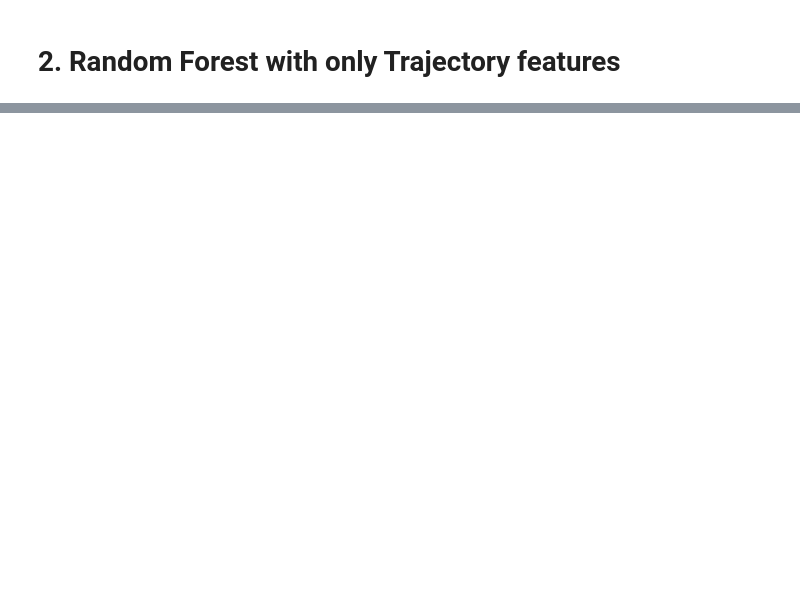
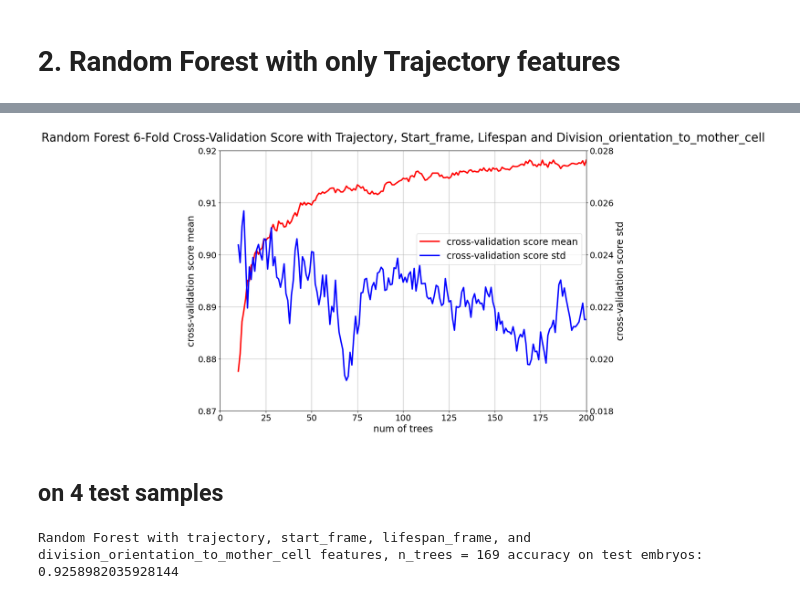
Before and after one commit to pmcesky/4D-Cell, a Jupyter notebook: random_forest.ipynb, the cells around one changed output, grey strips where cells are left out. Cells and saved outputs as stored; diff of their text form; code cells hidden in the pictures; blank space fills up the shorter version.

```diff
--- a/random_forest.ipynb
+++ b/random_forest.ipynb
@@ -210,0 +526,3 @@ From the feature importance above:
+# %%
+with open( './random_forest/rf_cv_score_trajectory_and_start_frame_and_lifespan_and_division_orientation_to_mother_cell.json', 'r') as f:
+   rf_cv_score = json.load(f)
@@ -210,0 +567,40 @@ From the feature importance above:
+# %%
+# plot num_trees vs cross_validation score mean and std
+fig, ax1 = plt.subplots(figsize = (14,10))
+ax1.plot(range(10,201),np.mean(rf_cv_score, axis=0), label = 'cross-validation score mean', color = 'r', linewidth = 3)
+ax2 = ax1.twinx()
+ax2.plot(range(10,201),np.std(rf_cv_score, axis=0), label = 'cross-validation score std', color = 'b', linewidth = 3)
+ax1.grid()
+ax1.set_xlim(0,200)
+ax1.set_ylim(0.87, 0.92)
+ax2.set_ylim(0.018, 0.028)
+ax1.xaxis.set_tick_params(labelsize=18)
+ax1.yaxis.set_tick_params(labelsize=18)
+ax2.yaxis.set_tick_params(labelsize=18)
+ax1.set_xlabel('num of trees', fontsize = 20)
+ax1.set_ylabel('cross-validation score mean', fontsize = 20)
+ax2.set_ylabel('cross-validation score std', fontsize = 20)
+fig.legend(loc="upper right", bbox_to_anchor=(1,0.7), bbox_transform=ax1.transAxes, fontsize = 20)
+ax1.set_title('Random Forest 6-Fold Cross-Validation Score with Trajectory, Start_frame, Lifespan and Division_orientation_to_mother_cell', fontsize = 25, y = 1.025)
+fig.savefig('./random_forest/random_forest_trajectory_and_start_frame_and_lifespan_frame_and_division_orientation_to_mother_cell_6_fold_cv_score.png')
+# %% [output]
+[figure, added]
+# %% [markdown]
+## on 4 test samples
+# %%
+n_trees = 169 # as our best model
+rf_test_score = []
+
+# use all embryos_for_cross_validation data to retrain the model and test on the test embryo samples
+X_train, _, y_train = _utilities.prepare_data_for_model(embryo_cells_info, embryos_for_cross_validation, use_frame = True, lifespan_frame_longest = 50, preserve_time_dimension = True, flatten = True)
+X_test, _, y_test = _utilities.prepare_data_for_model(embryo_cells_info, embryos_for_test, use_frame = True, lifespan_frame_longest = 50, preserve_time_dimension = True, flatten = True)
+# use trajectory, start_frame, lifespan_frame, and division_orientation_to_mother_cell features
+X_train = np.array(X_train)[:,:205]
+X_test = np.array(X_test)[:,:205]
+X_train, y_train = shuffle(X_train, y_train, random_state=1)
+forest = RandomForestClassifier(n_estimators=n_trees, random_state=1, n_jobs=10)
+forest.fit(X_train, y_train)
+test_accuracy = forest.score(X_test, y_test)
+print(f'Random Forest with trajectory, start_frame, lifespan_frame, and division_orientation_to_mother_cell features, n_trees = {n_trees} accuracy on test embryos:', test_accuracy)
+# %% [output]
+Random Forest with trajectory, start_frame, lifespan_frame, and division_orientation_to_mother_cell features, n_trees = 169 accuracy on test embryos: 0.9258982035928144
```
Also changed, not shown: parts of 38 cells of this notebook, 11 other files.
